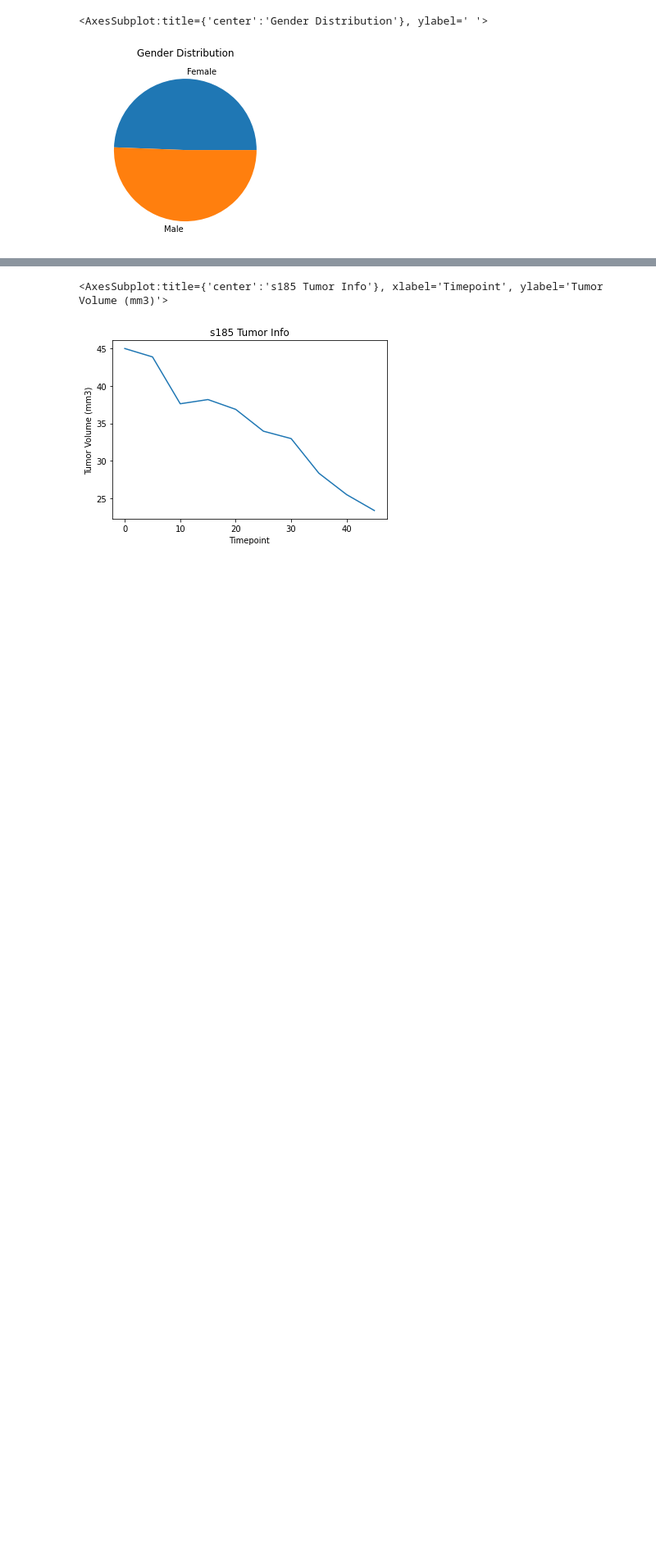
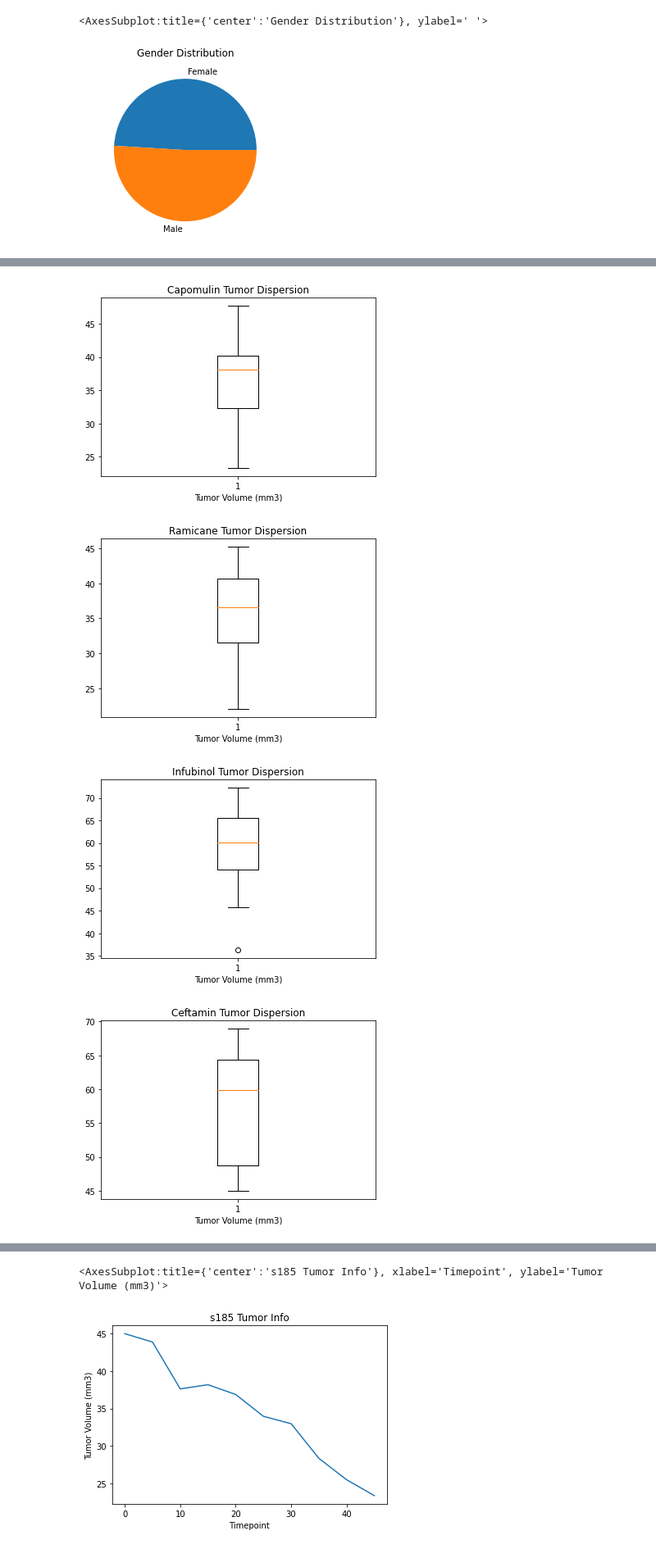
Before and after one commit to CharlesHilgeman/matplotlib-challenge, a Jupyter notebook: pymaceauticals.ipynb, the cells around one changed output, grey strips where cells are left out. Shown at 82% size. Drawn from its saved outputs; the diff is of its cells as text; code cells hidden in the pictures; blank space fills up the shorter version.

```diff
--- a/pymaceauticals.ipynb
+++ b/pymaceauticals.ipynb
@@ -159,0 +200,7 @@ gender_pie
+# %%
+stats_df = study_data.sort_values(by = ['Mouse ID','Timepoint'])
+stats_df = stats_df.reset_index()
+stats_df = stats_df.drop_duplicates(subset = ['Mouse ID'], keep = 'last')
+stats_df = stats_df.reset_index()
+new_stats = pd.merge(stats_df, mouse_data, on = 'Mouse ID')
+new_stats.drop(['index', 'level_0'], axis = 1)
@@ -159,0 +221,17 @@ gender_pie
+# %%
+drug_list = ['Capomulin', 'Ramicane', 'Infubinol', 'Ceftamin']
+tumor_plotting = {}
+for drug in drug_list:
+    tumor_stats = new_stats.loc[new_stats['Drug Regimen'] == drug]['Tumor Volume (mm3)']
+    tumor_plotting[drug] = tumor_stats
+
+capomulin = pd.DataFrame({'Capomulin': tumor_plotting['Capomulin']}).reset_index().drop(['index'], axis = 1)
+ramicane = pd.DataFrame({'Ramicane': tumor_plotting['Ramicane']}).reset_index().drop(['index'], axis = 1)
+infubinol = pd.DataFrame({'Infubinol': tumor_plotting['Infubinol']}).reset_index().drop(['index'], axis = 1)
+ceftamin = pd.DataFrame({'Ceftamin': tumor_plotting['Ceftamin']}).reset_index().drop(['index'], axis = 1)
+
+new_tumor = pd.DataFrame({'Capomulin': capomulin['Capomulin'],
+                          'Ramicane': ramicane['Ramicane'],
+                          'Infubinol': infubinol['Infubinol'],
+                          'Ceftamin': ceftamin['Ceftamin']})
+new_tumor.head()
@@ -160 +245,13 @@ gender_pie
+# %%
+for drug in drug_list:
+    fig1, ax1 = plt.subplots()
+    ax1.set_title(f"{drug} Tumor Dispersion")
+    ax1.set_xlabel('Tumor Volume (mm3)')
+    ax1.boxplot(new_tumor[drug])
+    plt.show()
+# %% [output]
+[figure, added]
+[figure, added]
+[figure, added]
+[figure, added]
 # %%
```
Also changed, not shown: parts of 14 cells of this notebook.
